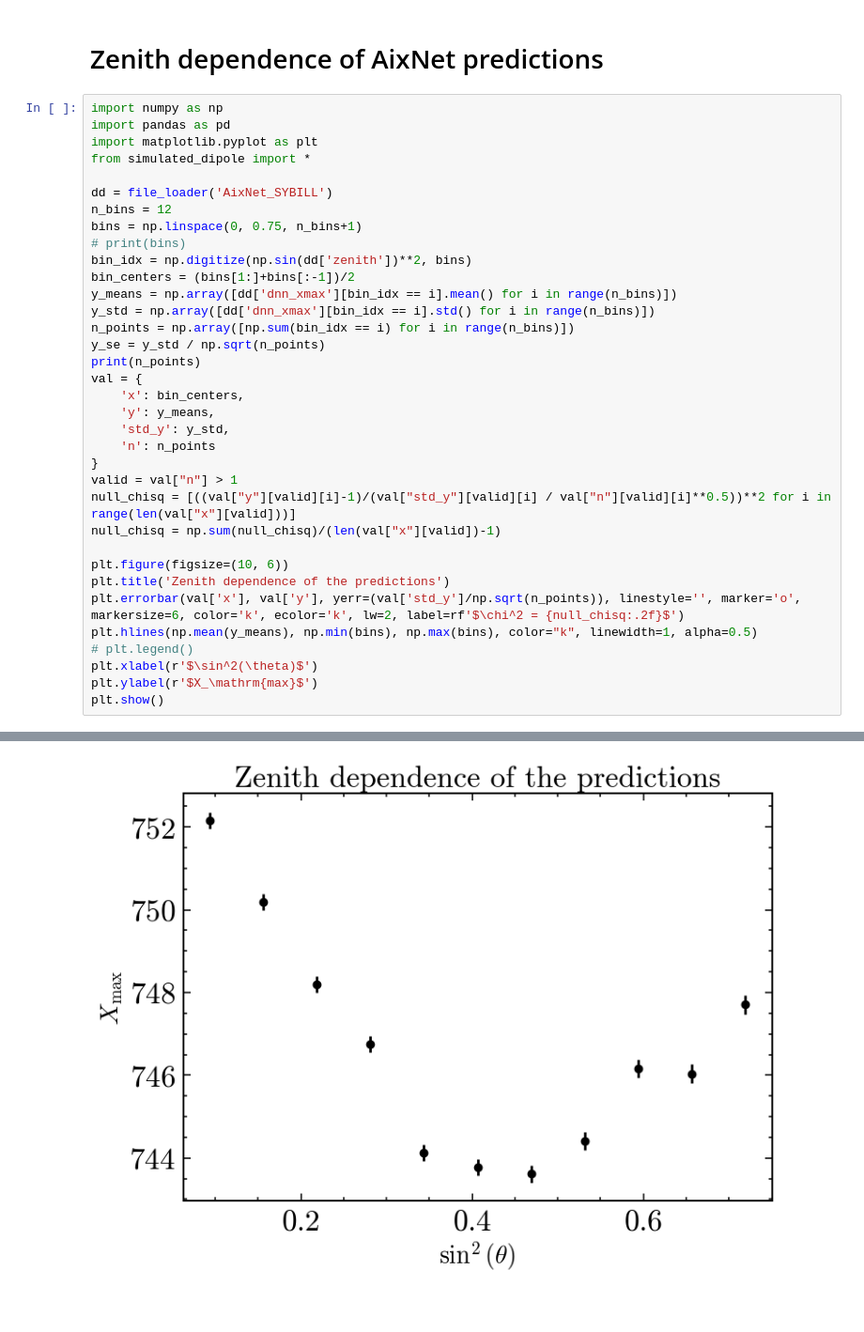
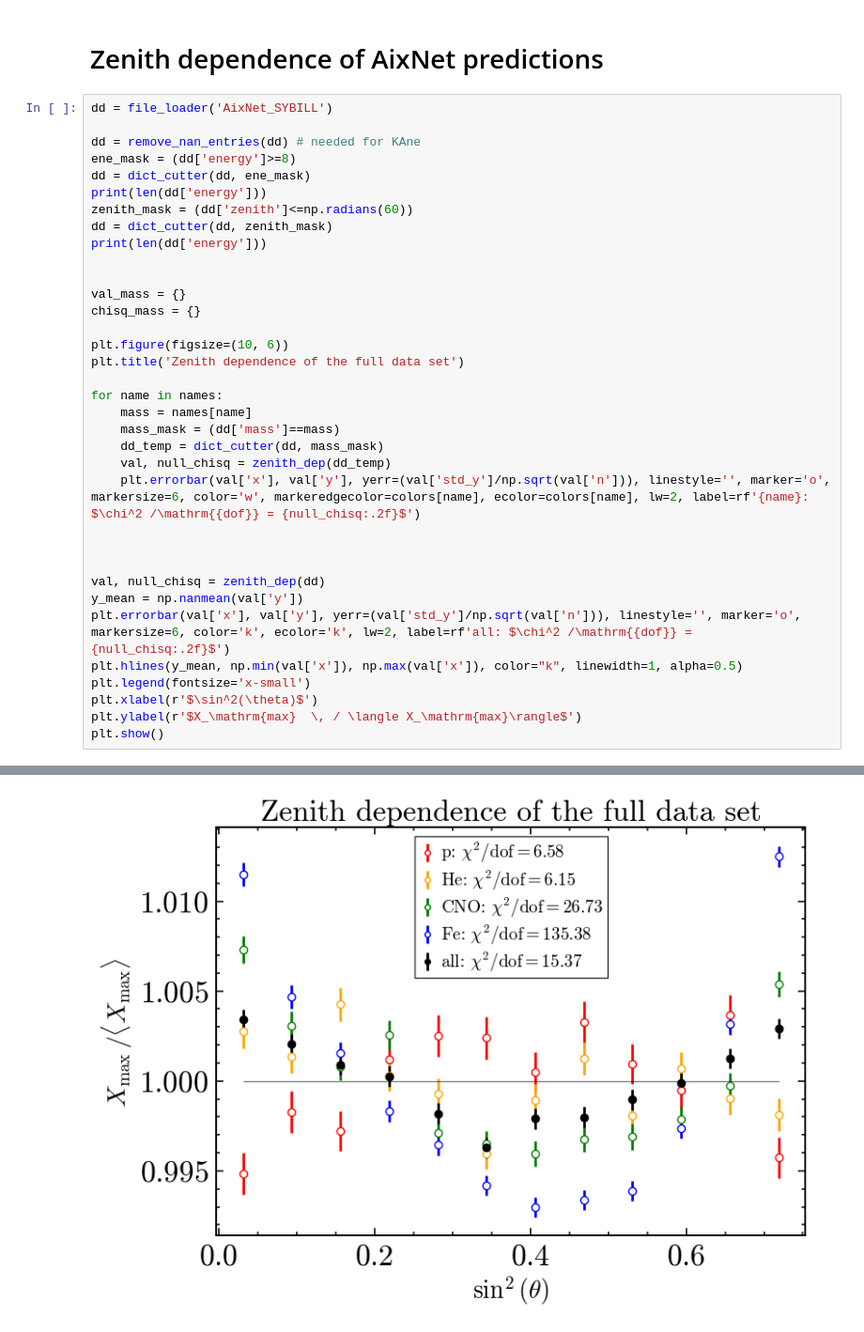
Before and after one commit to paolo-magnani/aixnet_simulations, a Jupyter notebook: zenith_tests.ipynb, the cells around one changed output, grey strips where cells are left out. Shown at 94% size. Drawn from its saved outputs; the diff is of its cells as text.

Commit message:
summary plots added

```diff
--- a/zenith_tests.ipynb
+++ b/zenith_tests.ipynb
@@ -1,39 +32,39 @@
 # %% [markdown]
 # Zenith dependence of AixNet predictions
 # %%
-import numpy as np
-import pandas as pd
-import matplotlib.pyplot as plt
-from simulated_dipole import *
+dd = file_loader('AixNet_SYBILL')
 
-dd = file_loader('AixNet_SYBILL')
-n_bins = 12
-bins = np.linspace(0, 0.75, n_bins+1)
-# print(bins)
-bin_idx = np.digitize(np.sin(dd['zenith'])**2, bins)
-bin_centers = (bins[1:]+bins[:-1])/2
-y_means = np.array([dd['dnn_xmax'][bin_idx == i].mean() for i in range(n_bins)])
-y_std = np.array([dd['dnn_xmax'][bin_idx == i].std() for i in range(n_bins)])
-n_points = np.array([np.sum(bin_idx == i) for i in range(n_bins)])
-y_se = y_std / np.sqrt(n_points)
-print(n_points)
-val = {
-    'x': bin_centers,
-    'y': y_means,
-    'std_y': y_std,
-    'n': n_points
-}
-valid = val["n"] > 1
-null_chisq = [((val["y"][valid][i]-1)/(val["std_y"][valid][i] / val["n"][valid][i]**0.5))**2 for i in range(len(val["x"][valid]))]
-null_chisq = np.sum(null_chisq)/(len(val["x"][valid])-1)
+dd = remove_nan_entries(dd) # needed for KAne
+ene_mask = (dd['energy']>=8)
+dd = dict_cutter(dd, ene_mask)
+print(len(dd['energy']))
+zenith_mask = (dd['zenith']<=np.radians(60))
+dd = dict_cutter(dd, zenith_mask)
+print(len(dd['energy']))
+
+
+val_mass = {}
+chisq_mass = {}
 
 plt.figure(figsize=(10, 6))
-plt.title('Zenith dependence of the predictions')
-plt.errorbar(val['x'], val['y'], yerr=(val['std_y']/np.sqrt(n_points)), linestyle='', marker='o', markersize=6, color='k', ecolor='k', lw=2, label=rf'$\chi^2 = {null_chisq:.2f}$')
-plt.hlines(np.mean(y_means), np.min(bins), np.max(bins), color="k", linewidth=1, alpha=0.5)
-# plt.legend()
+plt.title('Zenith dependence of the full data set')
+
+for name in names:
+    mass = names[name]
+    mass_mask = (dd['mass']==mass)
+    dd_temp = dict_cutter(dd, mass_mask)
+    val, null_chisq = zenith_dep(dd_temp)
+    plt.errorbar(val['x'], val['y'], yerr=(val['std_y']/np.sqrt(val['n'])), linestyle='', marker='o', markersize=6, color='w', markeredgecolor=colors[name], ecolor=colors[name], lw=2, label=rf'{name}: $\chi^2 /\mathrm{{dof}} = {null_chisq:.2f}$')
+
+
+
+val, null_chisq = zenith_dep(dd)
+y_mean = np.nanmean(val['y'])
+plt.errorbar(val['x'], val['y'], yerr=(val['std_y']/np.sqrt(val['n'])), linestyle='', marker='o', markersize=6, color='k', ecolor='k', lw=2, label=rf'all: $\chi^2 /\mathrm{{dof}} = {null_chisq:.2f}$')
+plt.hlines(y_mean, np.min(val['x']), np.max(val['x']), color="k", linewidth=1, alpha=0.5)
+plt.legend(fontsize='x-small')
 plt.xlabel(r'$\sin^2(\theta)$')
-plt.ylabel(r'$X_\mathrm{max}$')
+plt.ylabel(r'$X_\mathrm{max}  \, / \langle X_\mathrm{max}\rangle$')
 plt.show()
 # %% [output]
 dict_keys(['dnn_xmax', 'zenith', 'energy', 'primary', 'mass'])
@@ -42 +79 @@ dict_keys(['dnn_xmax', 'zenith', 'energy', 'primary', 'mass'])
-[figure, old version]
+[figure, new version]
```
Also changed, not shown: parts of 3 cells of this notebook, 5 other files.
